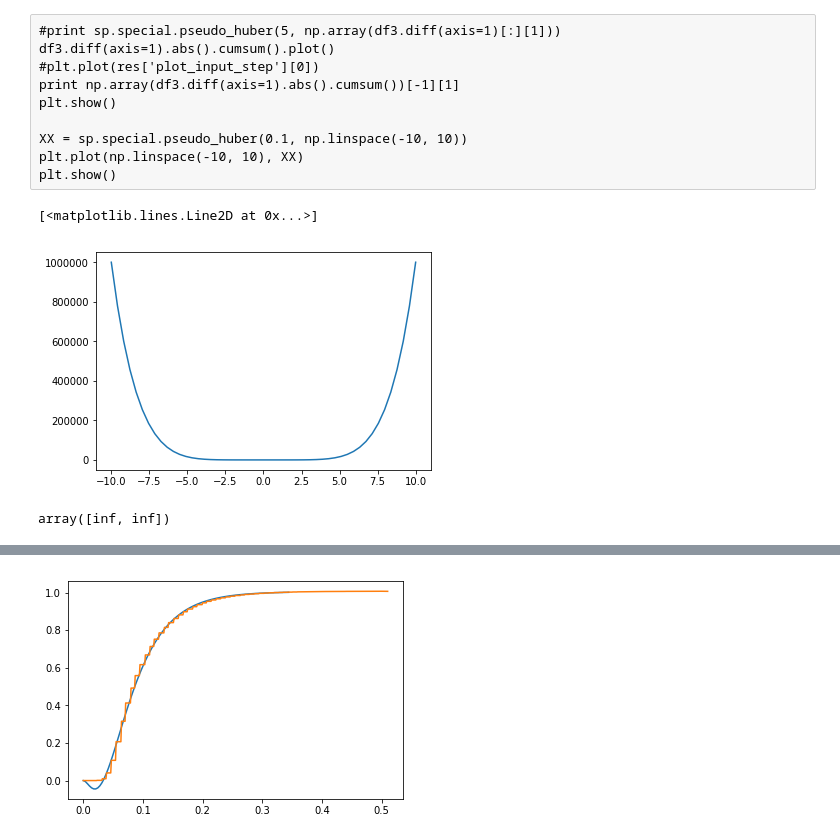
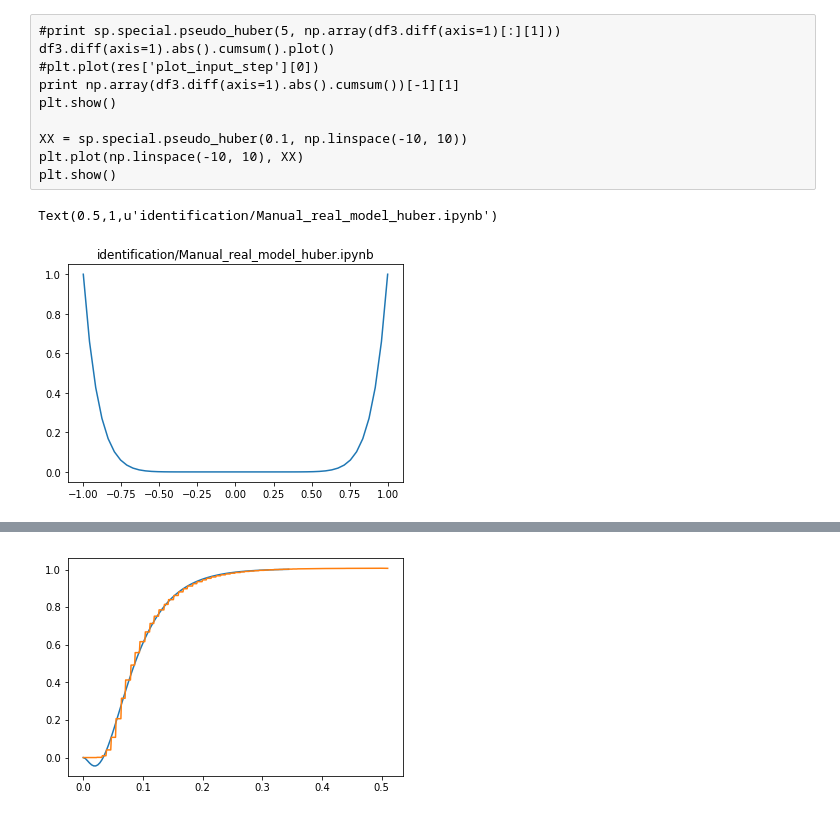
Before and after one commit to ipa-lth/jupyter_nb, a Jupyter notebook: identification/Manual_real_model_huber.ipynb, the cells around one changed output, grey strips where cells are left out. Cells and saved outputs as stored; diff of their text form; code cells hidden in the pictures.

```diff
--- a/identification/Manual_real_model_huber.ipynb
+++ b/identification/Manual_real_model_huber.ipynb
@@ -95,12 +95,10 @@ plt.show()
 XX = sp.special.pseudo_huber(0.1, np.linspace(-10, 10))
 plt.plot(np.linspace(-10, 10), XX)
 plt.show()
-# %%
-plt.plot(np.linspace(-10, 10), np.power(np.linspace(-10, 10), 6))
-# %% [output]
-[<matplotlib.lines.Line2D at 0x...>]
-[figure, removed]
-# %%
-sp.special.pseudo_huber(0.1, [inf, inf]).cumsum()
-# %% [output]
-array([inf, inf])
+# %%
+lins = np.linspace(-1, 1)
+plt.plot(lins, np.power(lins, 10))
+plt.title("identification/Manual_real_model_huber.ipynb")
+# %% [output]
+Text(0.5,1,u'identification/Manual_real_model_huber.ipynb')
+[figure, added]
```
Also changed, not shown: parts of 7 cells of this notebook, 3 other files.
